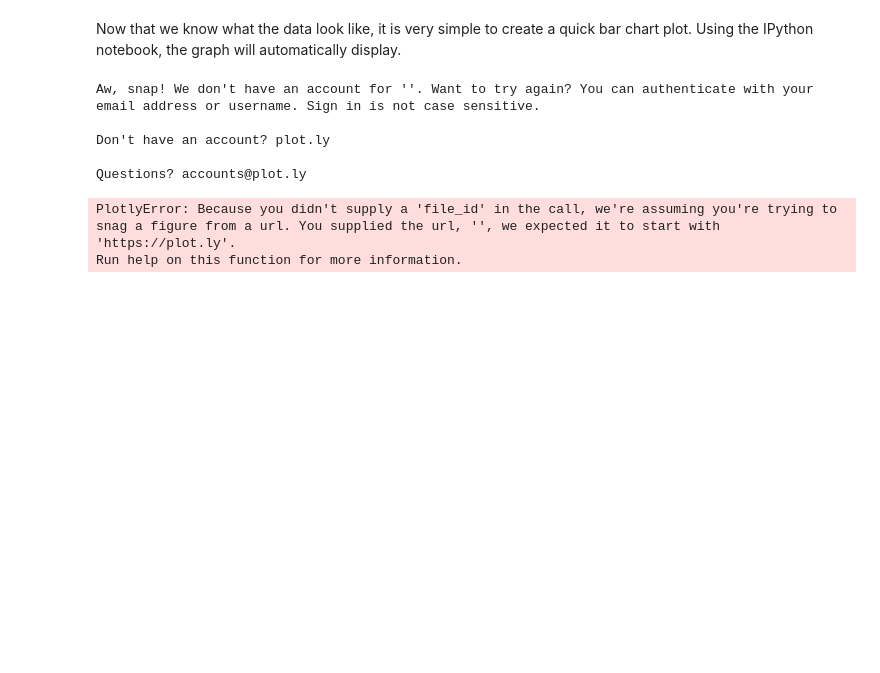
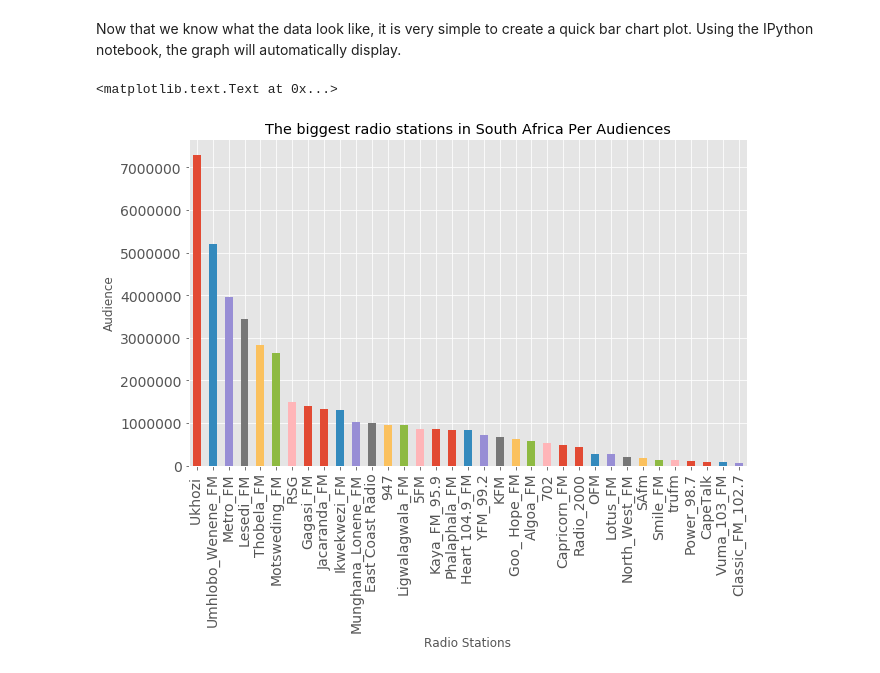
Before and after one commit to boratonAJ/drought_warrior, a Jupyter notebook: src/stats.ipynb, the cells around one changed output. Drawn from its saved outputs; the diff is of its cells as text; code cells hidden in the pictures; blank space fills up the shorter version.

```diff
--- a/src/stats.ipynb
+++ b/src/stats.ipynb
@@ -3,4 +3,8 @@
 import pandas as pd
 import numpy as np
 import matplotlib.pyplot as plt
-pd.__version__
+import matplotlib
+matplotlib.style.use('ggplot')
+import scipy as sp
+from IPython.display import Image
+#Image(filename='output1.png')
@@ -81,13 +65,8 @@ import plotly.plotly as py
-# %%
-stats_list=pd.read_csv("../datasets/radio_audience.csv")
-
-table = ff.create_table(stats_list)
-py.iplot(table, filename='../datasets/radio_table1')
-# %% [output]
-Aw, snap! We don't have an account for ''. Want to try again? You can authenticate with your email address or username. Sign in is not case sensitive.
-
-Don't have an account? plot.ly
-
-Questions? accounts@plot.ly
-PlotlyError: Because you didn't supply a 'file_id' in the call, we're assuming you're trying to snag a figure from a url. You supplied the url, '', we expected it to start with 'https://plot.ly'.
-Run help on this function for more information.
+# %%
+# http://pbpython.com/simple-graphing-pandas.html
+my_plot = stats_list.plot(x='Radio', y='Audience', kind='bar', figsize=(10,6),fontsize=14, legend=None,title="The biggest radio stations in South Africa Per Audiences")
+my_plot.set_xlabel("Radio Stations")
+my_plot.set_ylabel("Audience")
+# %% [output]
+<matplotlib.text.Text at 0x...>
+[figure, added]
```
Also changed, not shown: parts of 26 cells of this notebook, 1 other file.
